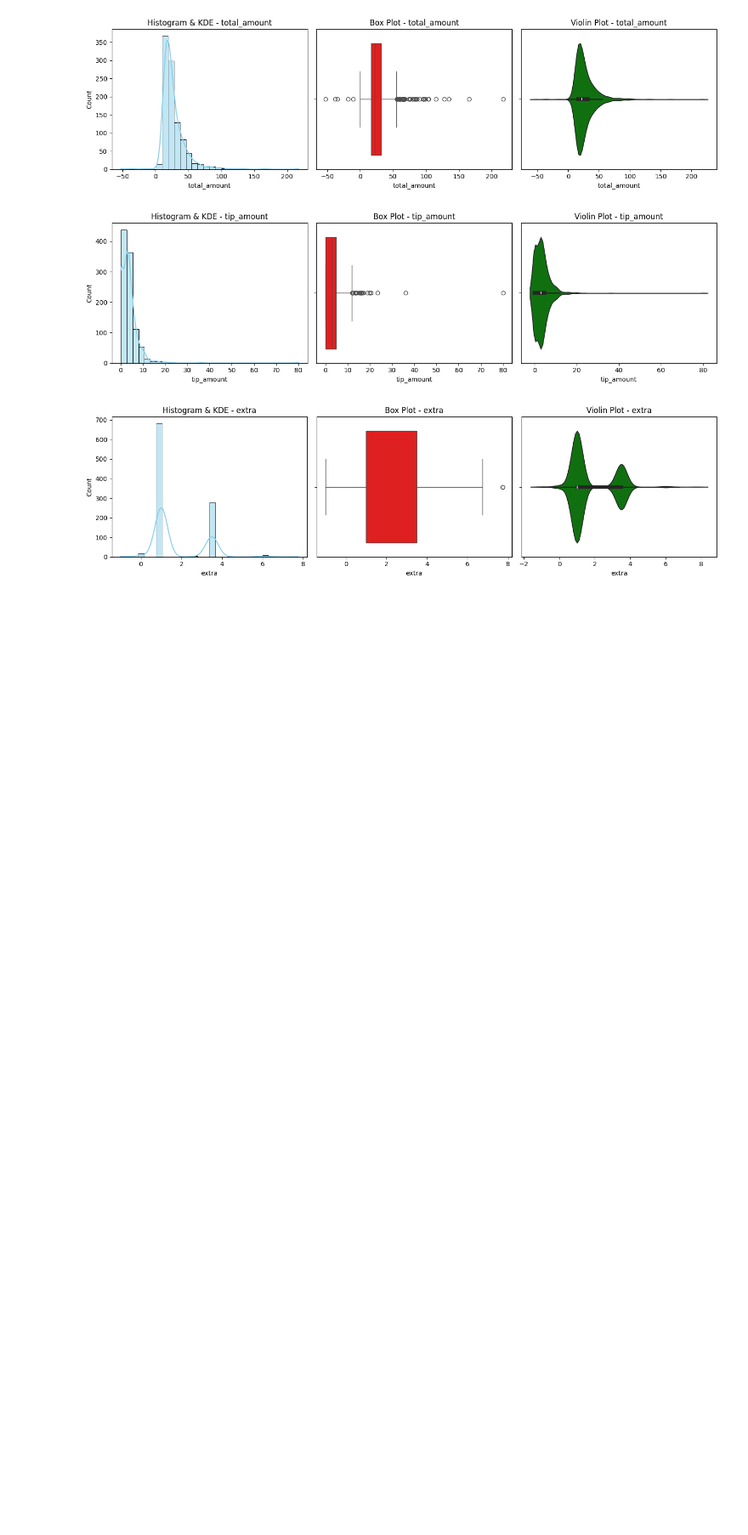
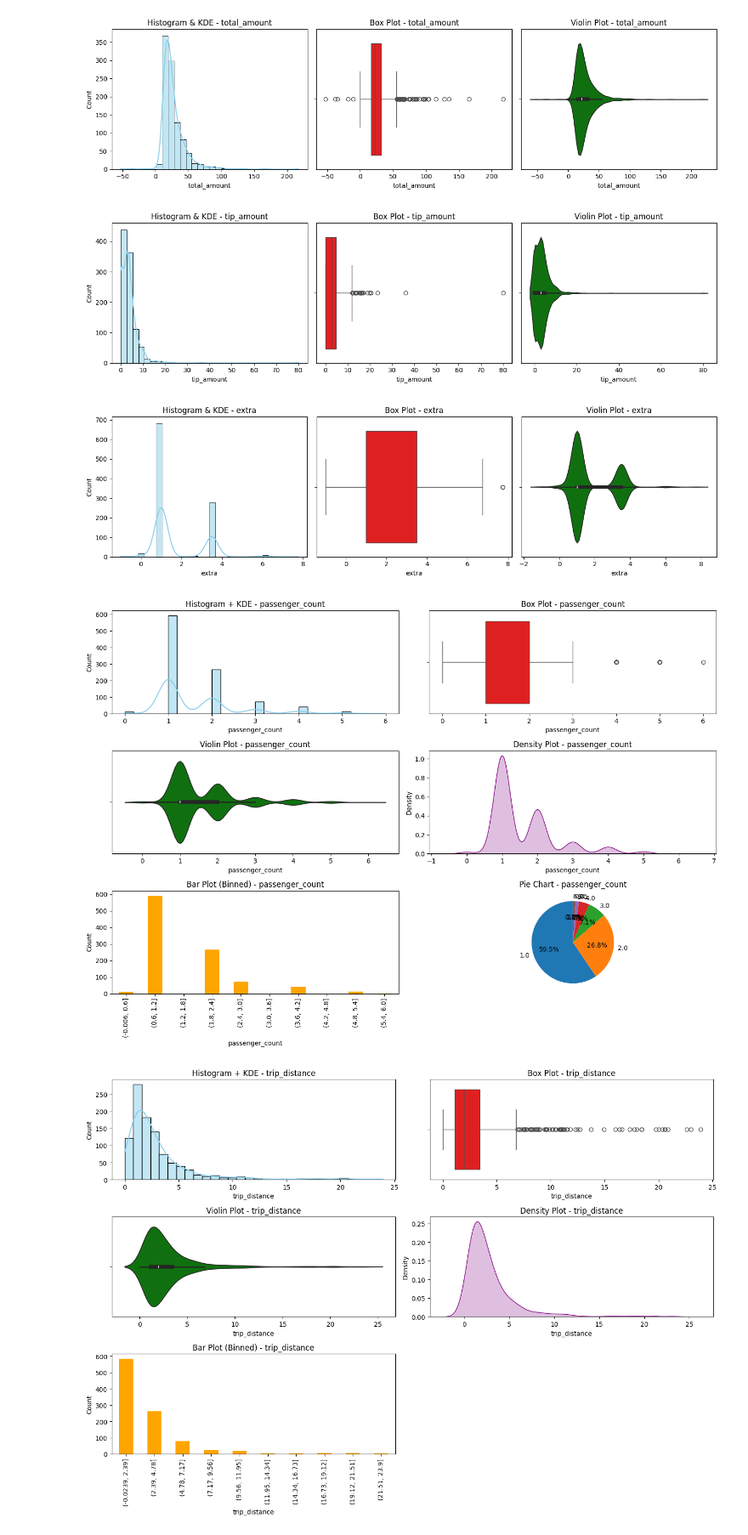
Before and after one commit to merajsiddieque/DS-LAB, a Jupyter notebook: DS_Lab2.ipynb, the cells around one changed output. Shown at 85% size. Saved outputs shown, nothing was run; the diff lists cells and outputs as text; code cells hidden in the pictures; blank space fills up the shorter version.

```diff
--- a/DS_Lab2.ipynb
+++ b/DS_Lab2.ipynb
@@ -113,3 +203,54 @@ for col in columns:
 [figure]
 [figure]
 [figure]
+# %%
+import matplotlib.pyplot as plt
+import seaborn as sns
+import pandas as pd
+
+columns = ['passenger_count', 'trip_distance', 'fare_amount', 'total_amount', 'tip_amount', 'extra']
+
+for col in columns:
+    plt.figure(figsize=(14, 10))
+
+    # Histogram + KDE
+    plt.subplot(3, 2, 1)
+    sns.histplot(df[col], kde=True, bins=30, color='skyblue')
+    plt.title(f'Histogram + KDE - {col}')
+
+    # Box Plot
+    plt.subplot(3, 2, 2)
+    sns.boxplot(x=df[col], color='red')
+    plt.title(f'Box Plot - {col}')
+
+    # Violin Plot
+    plt.subplot(3, 2, 3)
+    sns.violinplot(x=df[col], color='green')
+    plt.title(f'Violin Plot - {col}')
+
+    # Density Plot (separate from hist+kde)
+    plt.subplot(3, 2, 4)
+    sns.kdeplot(df[col].dropna(), fill=True, color='purple')
+    plt.title(f'Density Plot - {col}')
+
+    # Bar Plot (use value_counts() on binned data)
+    plt.subplot(3, 2, 5)
+    binned = pd.cut(df[col], bins=10)
+    binned_counts = binned.value_counts().sort_index()
+    binned_counts.plot(kind='bar', color='orange')
+    plt.title(f'Bar Plot (Binned) - {col}')
+    plt.xlabel(col)
+    plt.ylabel("Count")
+
+    # Pie Chart only for passenger_count (categorical treatment)
+    if col == 'passenger_count':
+        plt.subplot(3, 2, 6)
+        df[col].value_counts().plot.pie(autopct='%1.1f%%', startangle=90)
+        plt.title(f'Pie Chart - {col}')
+        plt.ylabel("")
+
+    plt.tight_layout()
+    plt.show()
+# %% [output]
+[figure, added]
+[figure, added]
```
Also changed, not shown: parts of 9 cells of this notebook.
